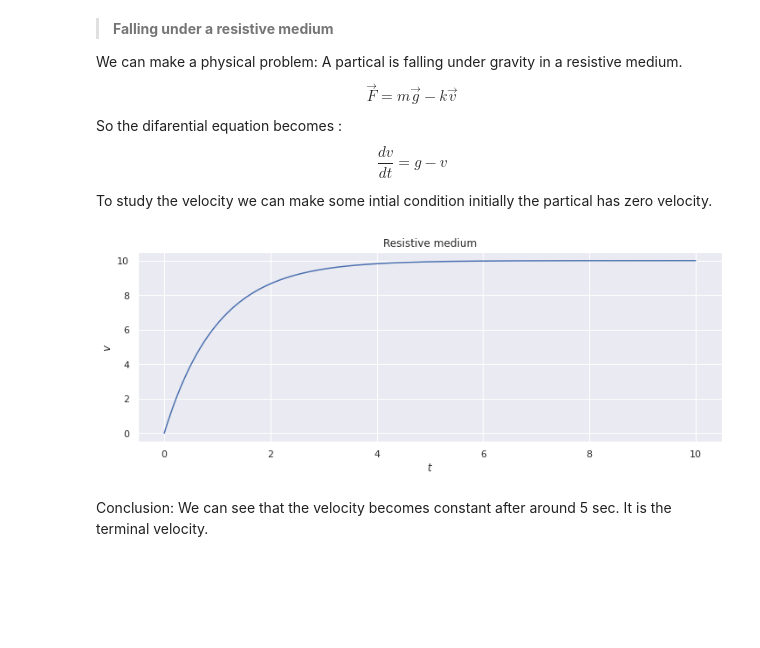
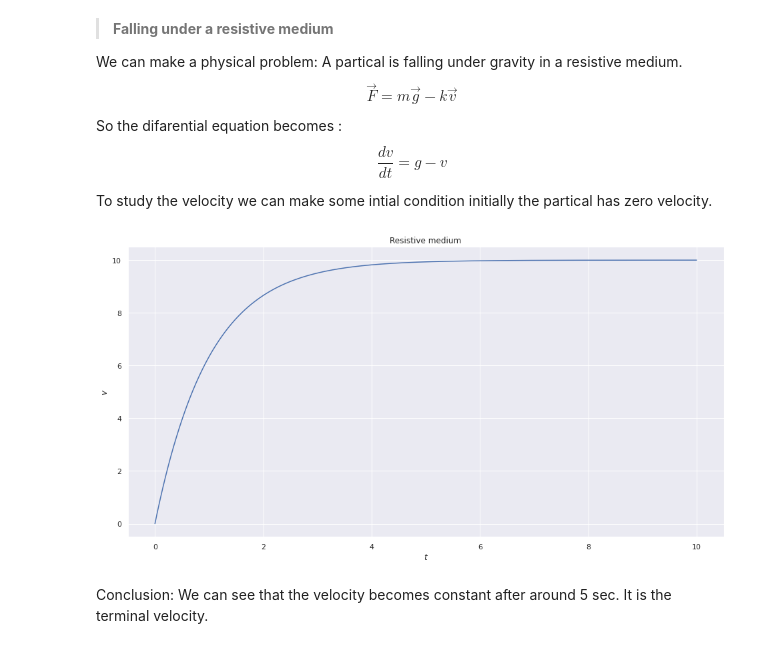
Before and after one commit to Souvik-0612/Diffarential-equation, a Jupyter notebook: ODE.ipynb, the cells around one changed output. Drawn from its saved outputs; the diff is of its cells as text; code cells hidden in the pictures; blank space fills up the shorter version.

```diff
--- a/ODE.ipynb
+++ b/ODE.ipynb
@@ -92,14 +92,13 @@ To study the velocity we can make some intial condition initially the partical h
 # %%
 D = firstOrderEuler(0, 0, lambda x, y: 10 - y, 10, 0.01)
 
 plt.title("Resistive medium")
 plt.plot(D.x_axis(), D.y_axis())
 plt.ylabel(r"$v$")
 plt.xlabel(r'$t$')
-plt.rcParams["figure.figsize"] = (12, 8)
 plt.show()
 # %% [output]
-[figure, old version]
+[figure, new version]
 # %% [markdown]
 Conclusion: We can see that the velocity becomes constant after around 5 sec. It is the terminal velocity.
 # %% [markdown]
```
Also changed, not shown: parts of 6 cells of this notebook.
